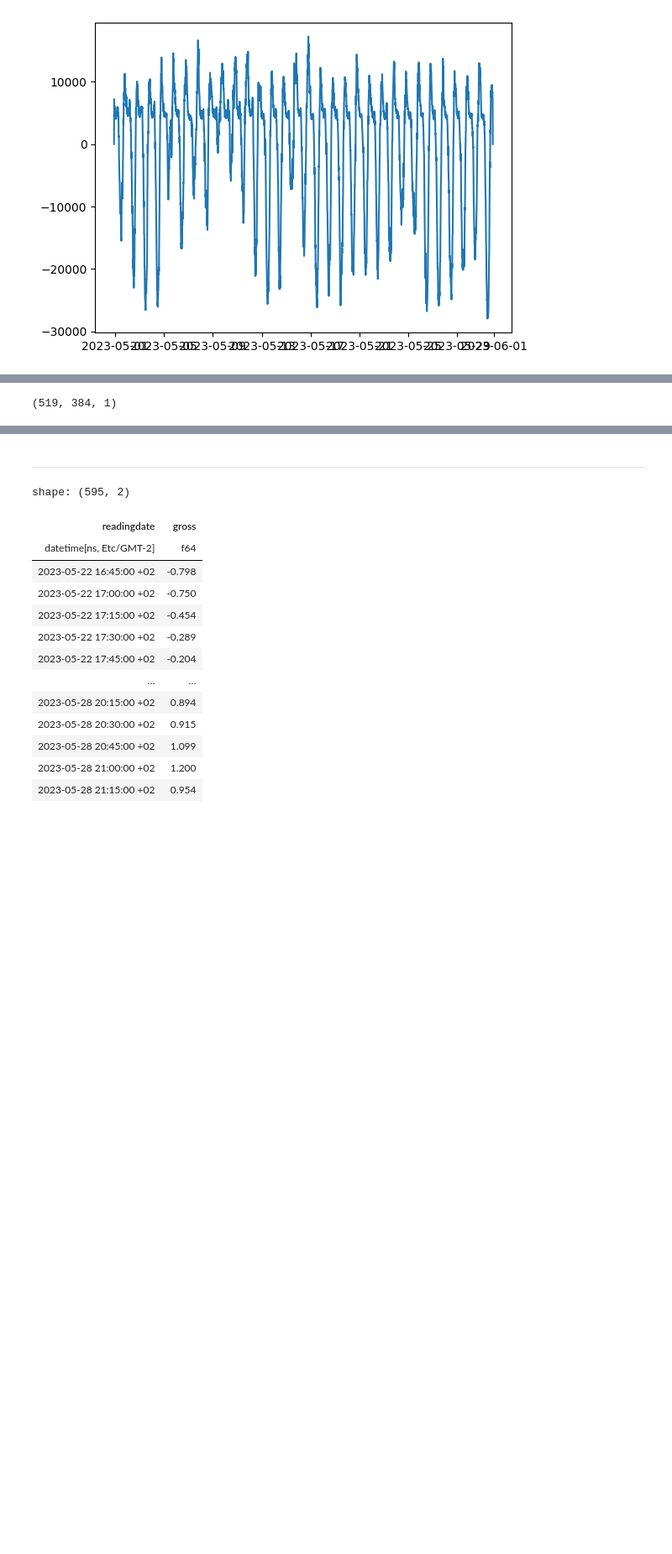
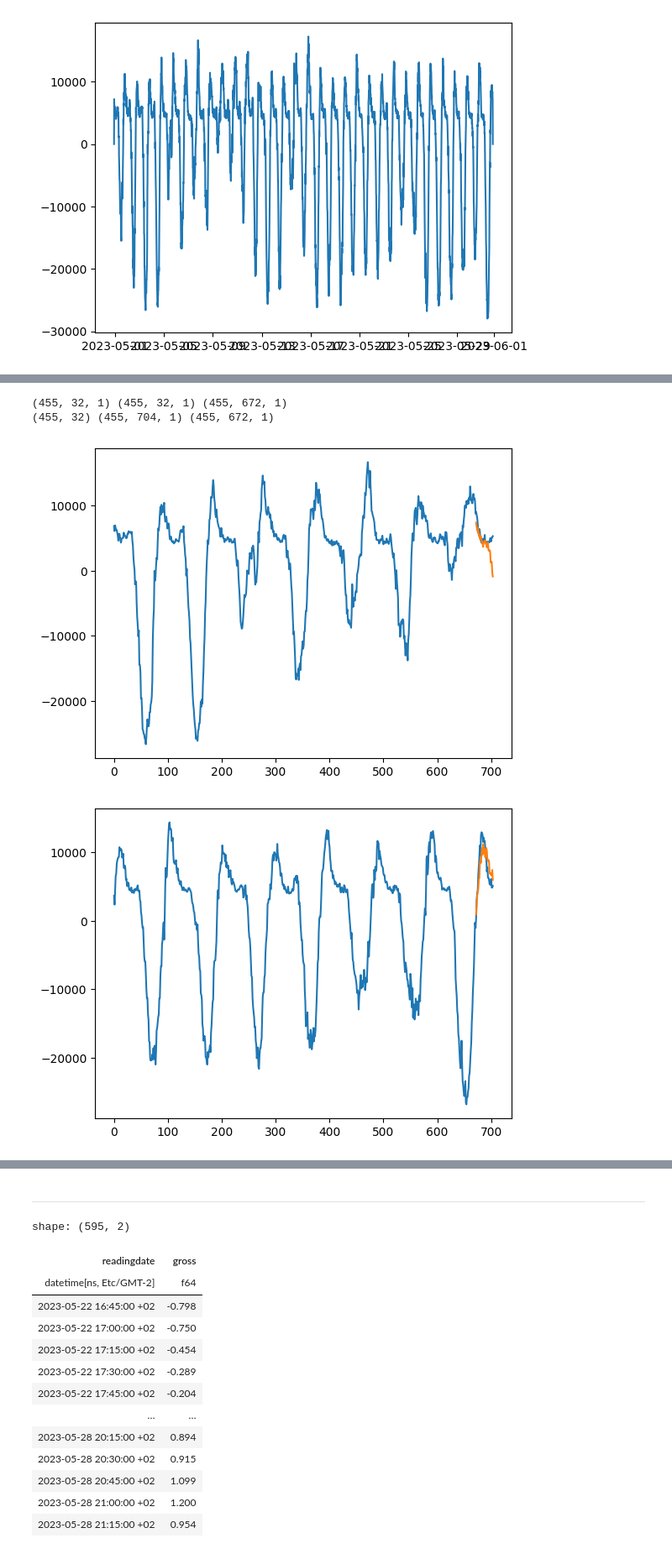
Before and after one commit to erewl/short-term-load-forecasting-with-domain-knowledge, a Jupyter notebook: notebooks/lstm_example.ipynb, the cells around one changed output, grey strips where cells are left out. Shown at 84% size. Drawn from its saved outputs; the diff is of its cells as text; code cells hidden in the pictures; blank space fills up the shorter version.

Commit message:
Create functions for preprocessing timeseries dataframe for training

```diff
--- a/notebooks/lstm_example.ipynb
+++ b/notebooks/lstm_example.ipynb
@@ -390,8 +419,8 @@ from sklearn.model_selection import train_test_split
 from sklearn.preprocessing import StandardScaler
 
 # Assuming your dataframe is named 'df' and contains a datetime index
-input_window_size = (24*4)*4  # 24h (* PTUs) * days
-target_window_size = 4 # Predict next PTUs (15 min interval of the next X hours)
+input_window_size = (24*4)*7  # 24h (* PTUs) * days
+target_window_size = 4*8 # Predict next PTUs (15 min interval of the next X hours)
 
 
 scaler = StandardScaler()
@@ -399,7 +428,7 @@ scaler = StandardScaler()
 df = df_for_plot
 
 df = df[1:-1]
-df = df[['readingdate','gross']]
+df = df[['gross']]
 df[['gross']] = scaler.fit_transform(X=df[['gross']])
 
 # Generate input and target sequences
@@ -427,7 +456,7 @@ from keras.models import Sequential
 from keras.layers import LSTM, Dense, Input
 import numpy as np
 
-MAX_EPOCHS = 1
+MAX_EPOCHS = 5
 
 lstm_model = Sequential([
     Input(shape=(X_train.shape[1], X_train.shape[2])),
@@ -447,5 +476,5 @@ lstm_model.compile(loss='mean_squared_error',
             metrics=['mean_absolute_error'])
 
 # do not set batch size when using a keras PyDataset
-history = lstm_model.fit(X_train, y_train, epochs=MAX_EPOCHS, batch_size=target_window_size, callbacks=[early_stopping])
+history = lstm_model.fit(X_train, y_train, epochs=MAX_EPOCHS, callbacks=[early_stopping])
 # %% [output]
@@ -495,4 +495,30 @@ array([[[ 0.08315217],
-# %%
-y_predict.shape
-# %% [output]
-(519, 384, 1)
+# %%
+print(y_predict.reshape(y_test.shape).shape, y_test.shape, X_test.shape)
+
+# y_predict = np.concatenate((X_test,y_predict.reshape(y_test.shape)), axis=1)
+y_actual = np.concatenate((X_test,y_test), axis=1)
+
+print(y_predict.shape, y_actual.shape, X_test.shape)
+# %% [output]
+(455, 32, 1) (455, 32, 1) (455, 672, 1)
+(455, 32) (455, 704, 1) (455, 672, 1)
+# %%
+i = 1
+
+for i in range(0, len(y_predict)):
+    a = range(0, len(y_actual[i]))
+    y_a = scaler.inverse_transform(y_actual[i])
+
+    b=range(len(X_test[i]), len(y_actual[i]))
+
+    y_p = scaler.inverse_transform(y_predict[i].reshape(len(y_predict[i]),1))
+
+    plt.plot(a, y_a)
+
+    plt.plot(b, y_p)
+    plt.show()
+    if i >= 10:
+        break
+# %% [output]
+[figure, added]
+[figure, added]
```
Also changed, not shown: parts of 11 cells of this notebook, 1 other file.
